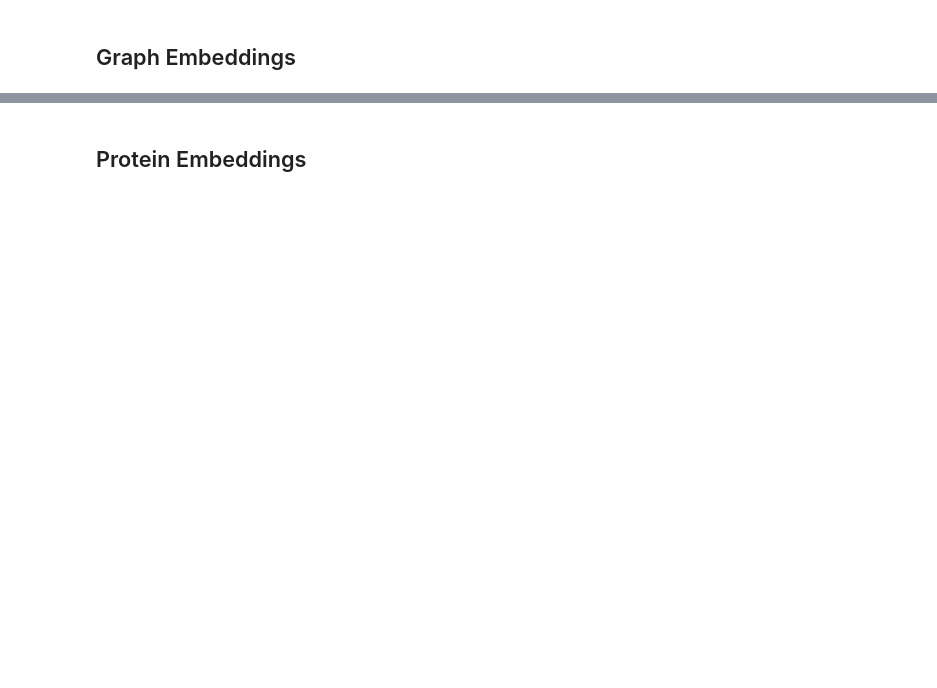
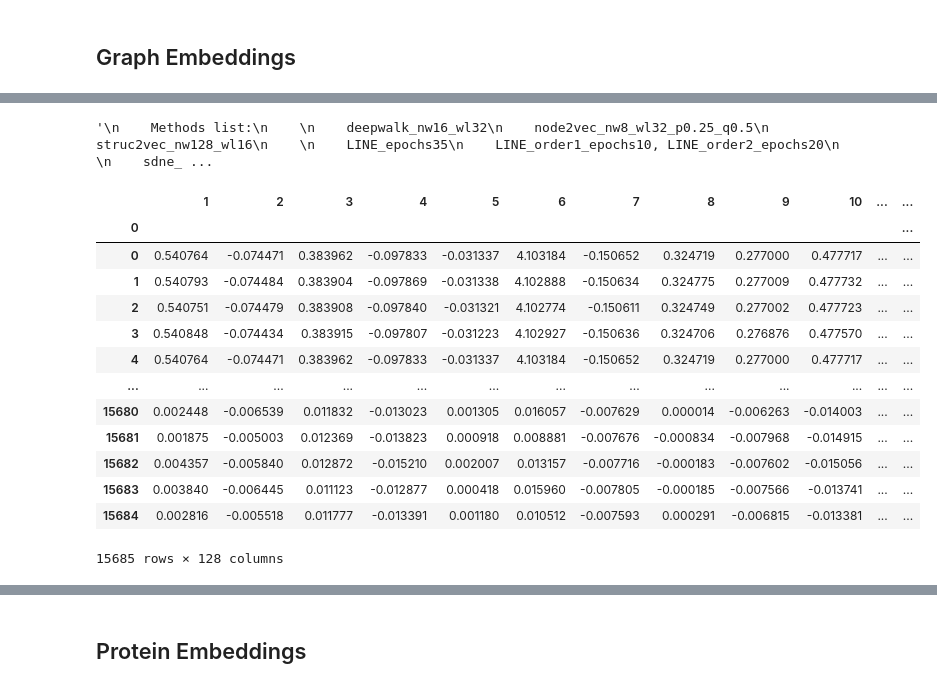
Before and after one commit to tengann/IAV_PPI_Graph_Embedding_Review, a Jupyter notebook: UMAP_plot.ipynb, the cells around one changed output, grey strips where cells are left out. Cells and saved outputs as stored; diff of their text form; code cells hidden in the pictures; blank space fills up the shorter version.

```diff
--- a/UMAP_plot.ipynb
+++ b/UMAP_plot.ipynb
@@ -64,18 +75,59 @@ protein_list
 # %%
-emb_name = 'node2vec_plus/SparseOTF'
+'''
+    Methods list:
+
+    deepwalk_nw16_wl32
+    node2vec_nw8_wl32_p0.25_q0.5
+    struc2vec_nw128_wl16
+
+    LINE_epochs35
+    LINE_order1_epochs10, LINE_order2_epochs20
+
+    sdne_a0_b10
+    grarep_k2
+    vae_h256_128
+    ripple2vec_nw8_wl8
+
+    n2vplus_nw8_wl32_p0.25_q0.5 .emb ## For comparison with node2vec
+    n2v_plus_p4_q0.5 .txt  ## Best hyper-param
+'''
+# %% [output]
+'\n    Methods list:\n    \n    deepwalk_nw16_wl32\n    node2vec_nw8_wl32_p0.25_q0.5\n    struc2vec_nw128_wl16\n    \n    LINE_epochs35\n    LINE_order1_epochs10, LINE_order2_epochs20\n    \n    sdne_ ...
+# %%
+# # Best
+hyper_param = 'vae_h256_128'
+edit_data_path = 'Embeddings/Graph/Best/Nov_2022/'
 # %%
-edit_data_path = 'Embeddings/Graph/' + emb_name + '/'
+# # Worst
+# hyper_param = 'epochs_50'
+# edit_data_path = 'Embeddings/Graph/Worst/'
-# %%
-hyper_param = 'p2_q2'
 # %%
-# emb = pd.read_csv(edit_data_path + hyper_param + '.txt', sep=' ', skiprows=1, header = None)
+## deepwalk, node2vec, struc2vec, LINE
 # emb = pd.read_csv(edit_data_path + hyper_param + '.csv', skiprows=1, header = None)
 
+## SDNE, GraRep, VAE, ripple2vec, node2vec+
+emb = pd.read_csv(edit_data_path + hyper_param + '.txt', sep=' ', skiprows=1, header = None)
+
 ## node2vec+
-emb = pd.read_csv(edit_data_path + hyper_param + '.emb', sep=' ', skiprows=1, header = None)
+# emb = pd.read_csv(edit_data_path + hyper_param + '.emb', sep=' ', skiprows=1, header = None)
 
 emb_f = emb.sort_values(by=[0]).set_index([0])
 emb_f
+# %% [output]
+|  | 1 | 2 | 3 | 4 | 5 | 6 | 7 | 8 | 9 | 10 | ... | ... |
+| 0 |  |  |  |  |  |  |  |  |  |  |  | ... |
+| 0 | 0.540764 | -0.074471 | 0.383962 | -0.097833 | -0.031337 | 4.103184 | -0.150652 | 0.324719 | 0.277000 | 0.477717 | ... | ... |
+| 1 | 0.540793 | -0.074484 | 0.383904 | -0.097869 | -0.031338 | 4.102888 | -0.150634 | 0.324775 | 0.277009 | 0.477732 | ... | ... |
+| 2 | 0.540751 | -0.074479 | 0.383908 | -0.097840 | -0.031321 | 4.102774 | -0.150611 | 0.324749 | 0.277002 | 0.477723 | ... | ... |
+| 3 | 0.540848 | -0.074434 | 0.383915 | -0.097807 | -0.031223 | 4.102927 | -0.150636 | 0.324706 | 0.276876 | 0.477570 | ... | ... |
+| 4 | 0.540764 | -0.074471 | 0.383962 | -0.097833 | -0.031337 | 4.103184 | -0.150652 | 0.324719 | 0.277000 | 0.477717 | ... | ... |
+| ... | ... | ... | ... | ... | ... | ... | ... | ... | ... | ... | ... | ... |
+| 15680 | 0.002448 | -0.006539 | 0.011832 | -0.013023 | 0.001305 | 0.016057 | -0.007629 | 0.000014 | -0.006263 | -0.014003 | ... | ... |
+| 15681 | 0.001875 | -0.005003 | 0.012369 | -0.013823 | 0.000918 | 0.008881 | -0.007676 | -0.000834 | -0.007968 | -0.014915 | ... | ... |
+| 15682 | 0.004357 | -0.005840 | 0.012872 | -0.015210 | 0.002007 | 0.013157 | -0.007716 | -0.000183 | -0.007602 | -0.015056 | ... | ... |
+| 15683 | 0.003840 | -0.006445 | 0.011123 | -0.012877 | 0.000418 | 0.015960 | -0.007805 | -0.000185 | -0.007566 | -0.013741 | ... | ... |
+| 15684 | 0.002816 | -0.005518 | 0.011777 | -0.013391 | 0.001180 | 0.010512 | -0.007593 | 0.000291 | -0.006815 | -0.013381 | ... | ... |
+15685 rows × 128 columns
 # %%
 g_features = emb_f.sort_index().values
 print(g_features.shape)
```
Also changed, not shown: parts of 66 cells of this notebook, 3 other files.
